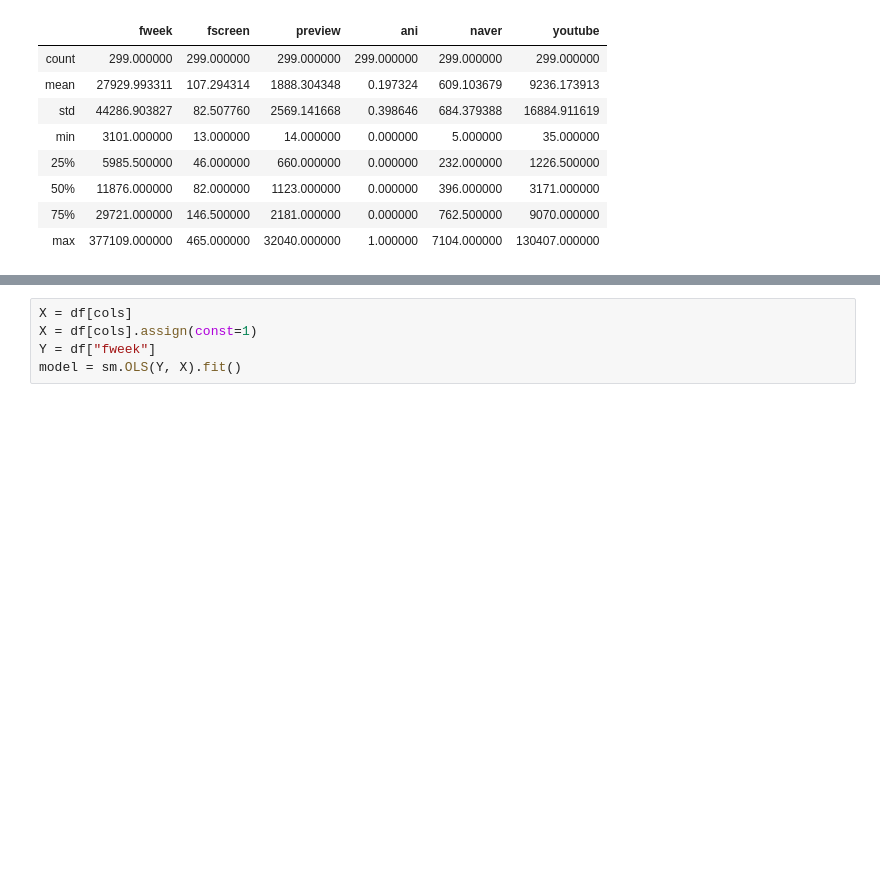
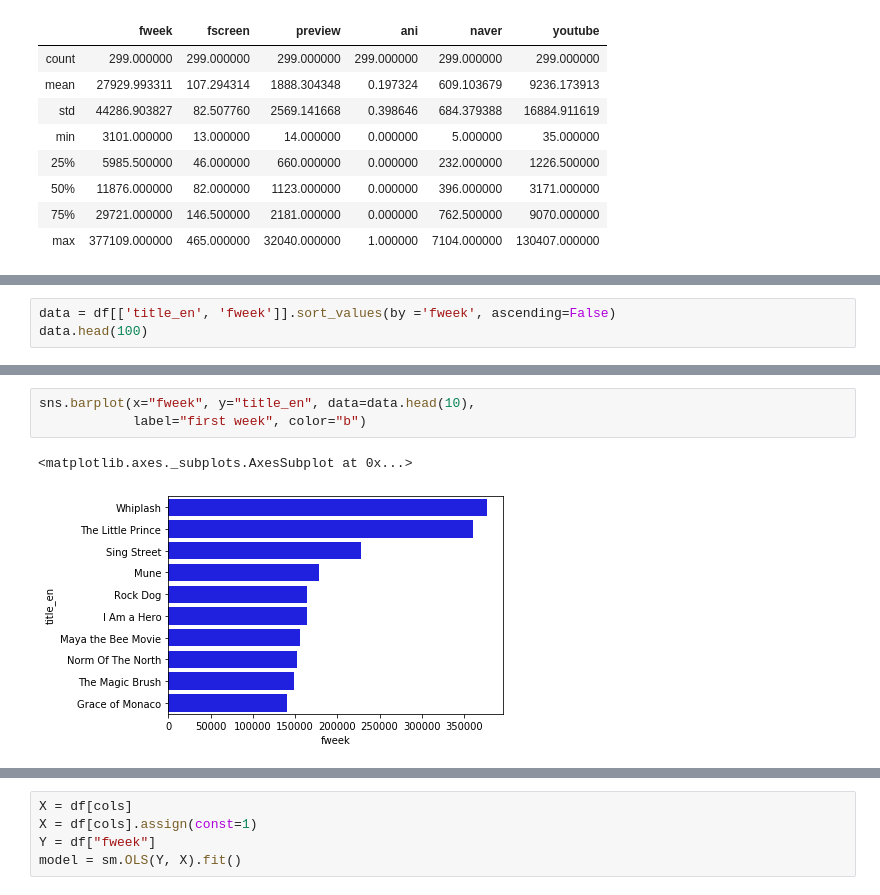
Before and after one commit to jongwonIee/multi-dimensional-visualization-with-python, a Jupyter notebook: multi-dimension-regression-visualization.ipynb, the cells around one changed output, grey strips where cells are left out. Saved outputs shown, nothing was run; the diff lists cells and outputs as text; blank space fills up the shorter version.

```diff
--- a/multi-dimension-regression-visualization.ipynb
+++ b/multi-dimension-regression-visualization.ipynb
@@ -51,0 +61,3 @@ df[cols_with_Y].describe()
+# %%
+data = df[['title_en', 'fweek']].sort_values(by ='fweek', ascending=False)
+data.head(100)
@@ -51,0 +78,6 @@ df[cols_with_Y].describe()
+# %%
+sns.barplot(x="fweek", y="title_en", data=data.head(10),
+            label="first week", color="b")
+# %% [output]
+<matplotlib.axes._subplots.AxesSubplot at 0x...>
+[figure, added]
```
Also changed, not shown: parts of 10 cells of this notebook, 1 other file.
